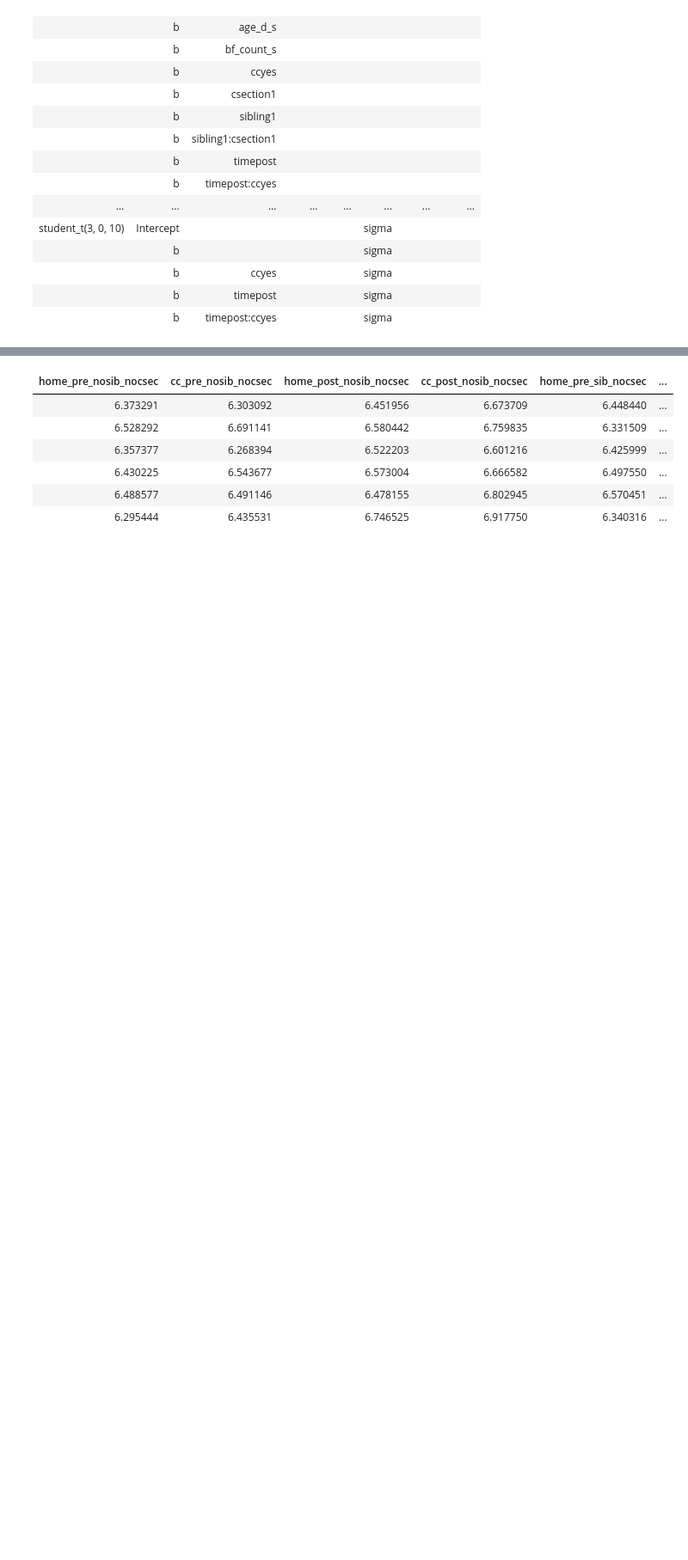
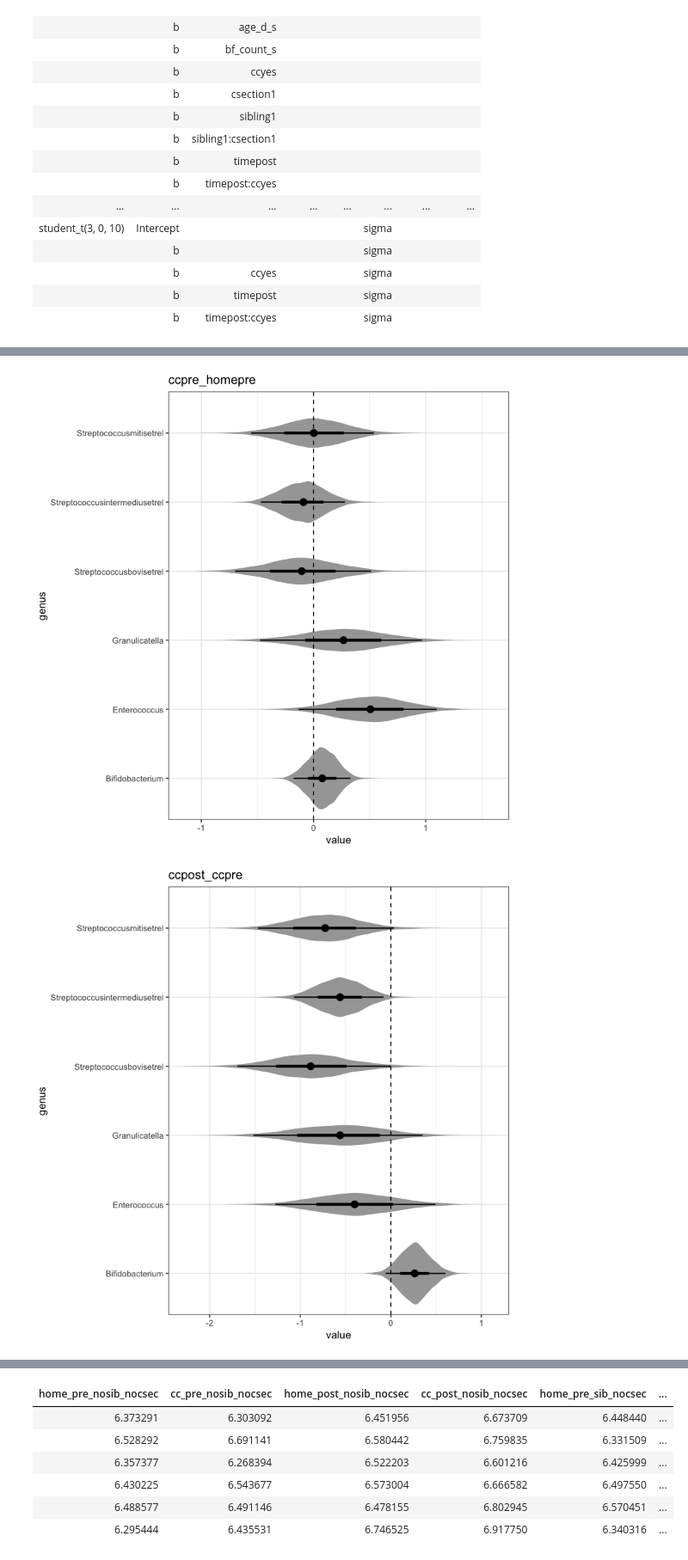
Before and after one commit to HenrikEckermann/bibo, a Jupyter notebook: notebooks/bayesian_diff_ab.ipynb, the cells around one changed output, grey strips where cells are left out. Shown at 86% size. Drawn from its saved outputs; the diff is of its cells as text; code cells hidden in the pictures; blank space fills up the shorter version.

```diff
--- a/notebooks/bayesian_diff_ab.ipynb
+++ b/notebooks/bayesian_diff_ab.ipynb
@@ -382,19 +73,0 @@ scale reduction factor on split chains (at convergence, Rhat = 1).
-# %%
-models_s <- map(test_genus, function(genus) {
-    formula_mu <- glue("{genus} ~ time*cc + age_d_s + bf_count_s + (1|subject_id)") %>% as.formula()
-    formula_sigma <- sigma ~ 1 + time*cc
-    formula <- bf(formula_mu, formula_sigma)
-
-    # fit example model
-    fit <- brm(
-        data = data_imp[[1]],
-        family = student(),
-        formula = bf(formula_mu, formula_sigma),
-        prior = c(prior(normal(0, 1), class = b),
-                  prior(normal(0, 4), class = Intercept, dpar = sigma),
-                  prior(normal(0, 0.2), class = b, dpar = sigma),
-                  prior(gamma(2, 0.2), class = nu)),
-        cores = 4,
-        file = here(glue("models/test_{genus}_tt22"))
-    )
-})
@@ -454,11 +73,0 @@ qplot(test, geom = "density")
-# %%
-fit_t <- brm(
-    data = data_imp[[1]],
-    family = student(),
-    formula = bf(formula_mu, formula_sigma),
-    prior = c(prior(normal(0, 1), class = b),
-              prior(normal(0, 4), class = Intercept, dpar = sigma),
-              prior(normal(0, 0.2), class = b, dpar = sigma),
-              prior(uniform(0, 50) + 3, class = nu)),
-    file = here(glue("models/test_Bifidobacterium_priot32332222"))
-)
@@ -561,0 +158,18 @@ colnames(plinp) <- c(
+# %%
+comparisons_nest <- comparisons %>%
+    gather(comparison, value, -genus) %>%
+    group_by(comparison) %>%
+    nest()
+
+
+map2(comparisons_nest$data, comparisons_nest$comparison, function(df, comparison) {
+    df %>%
+    ggplot(aes(value, genus)) +
+        geom_eyeh() +
+        geom_vline(aes(xintercept = 0), linetype = "dashed") +
+        theme_bw() +
+        ggtitle(comparison)
+})
+# %% [output]
+[figure, added]
+[figure, added]
```
Also changed, not shown: parts of 28 cells of this notebook, 1 other file.
